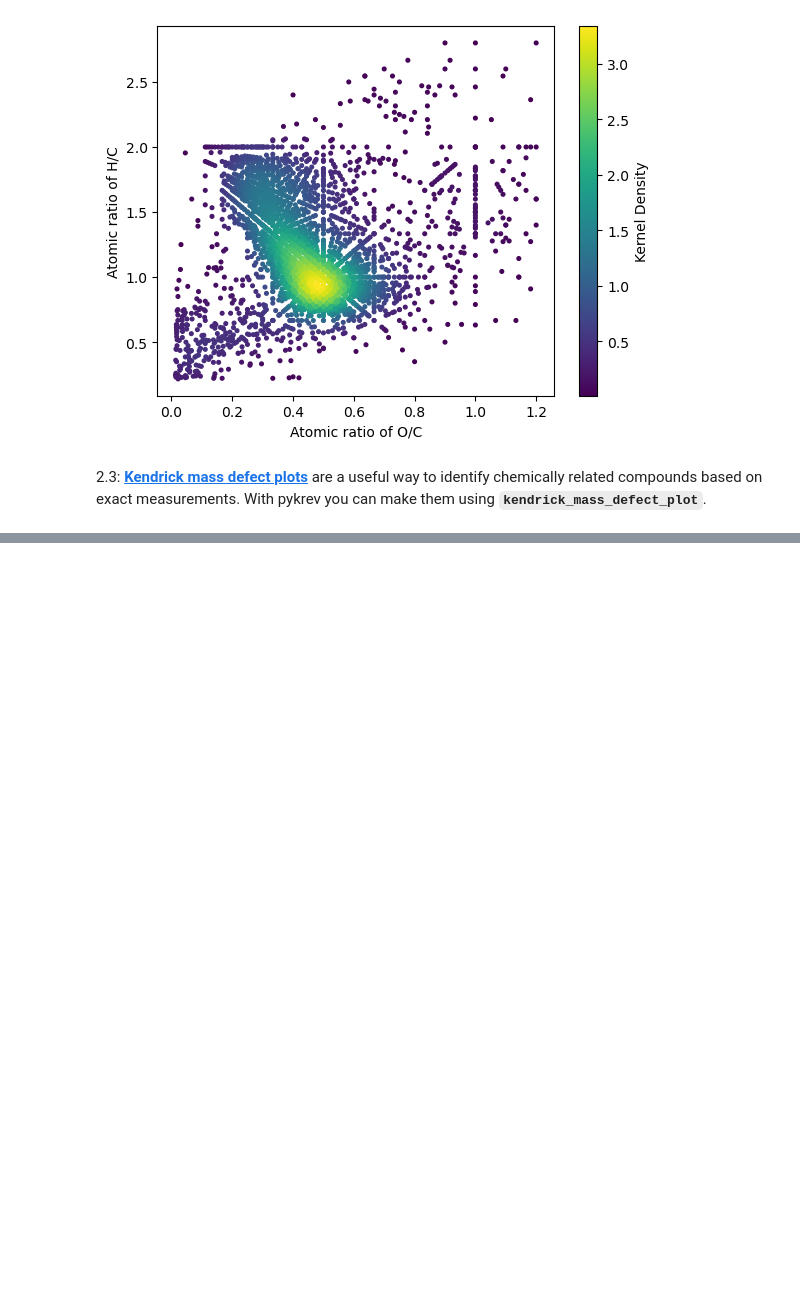
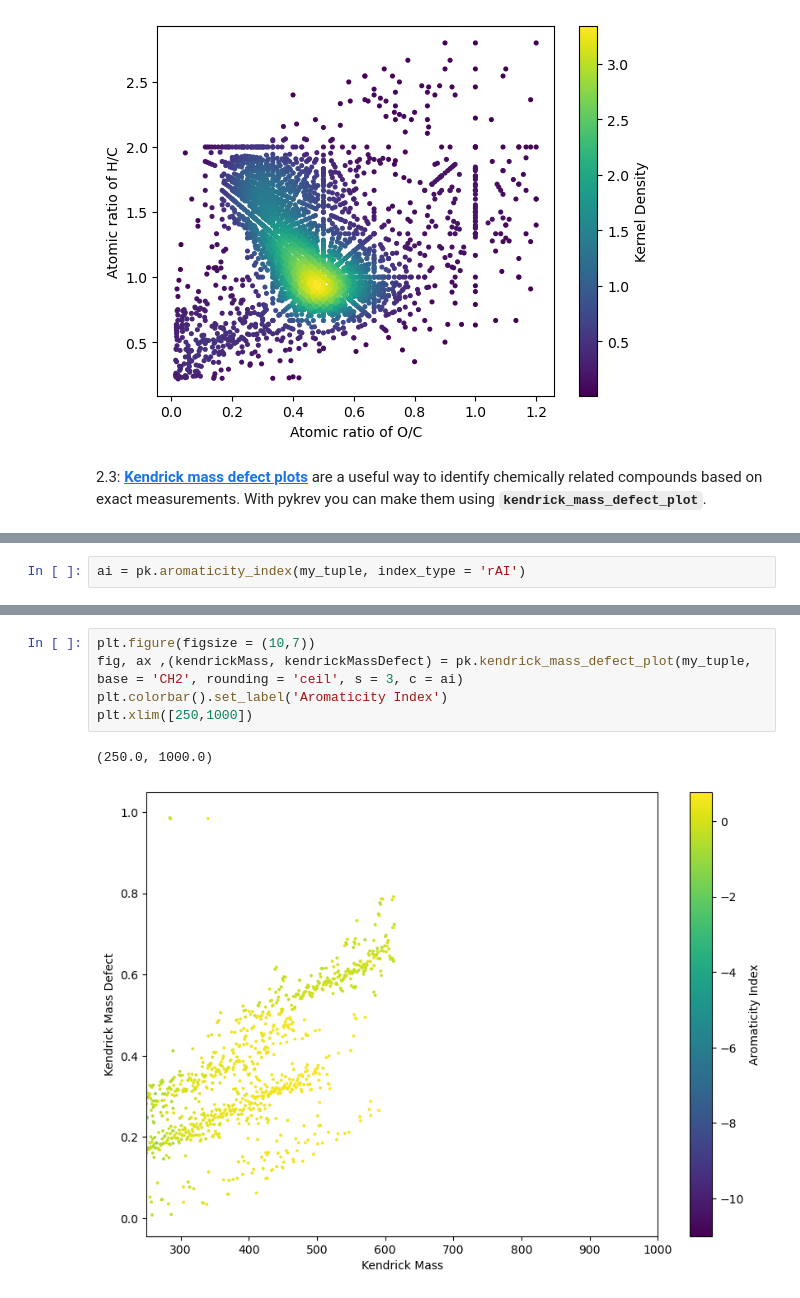
Before and after one commit to ho2921ho/SoomgoKES, a Jupyter notebook: 06. 패키지 활용 pyKrev.ipynb, the cells around one changed output, grey strips where cells are left out. Saved outputs shown, nothing was run; the diff lists cells and outputs as text; blank space fills up the shorter version.

```diff
--- a/06. 패키지 활용 pyKrev.ipynb
+++ b/06. 패키지 활용 pyKrev.ipynb
@@ -325,0 +215,2 @@ bray_curtis = pk.bray_curtis_matrix(np.array(sum_norm_matrix)) #note bray_curtis
+# %%
+ai = pk.aromaticity_index(my_tuple, index_type = 'rAI')
@@ -325,0 +235,8 @@ bray_curtis = pk.bray_curtis_matrix(np.array(sum_norm_matrix)) #note bray_curtis
+# %%
+plt.figure(figsize = (10,7))
+fig, ax ,(kendrickMass, kendrickMassDefect) = pk.kendrick_mass_defect_plot(my_tuple, base = 'CH2', rounding = 'ceil', s = 3, c = ai)
+plt.colorbar().set_label('Aromaticity Index')
+plt.xlim([250,1000])
+# %% [output]
+(250.0, 1000.0)
+[figure, added]
```
Also changed, not shown: parts of 34 cells of this notebook, 5 other files.
